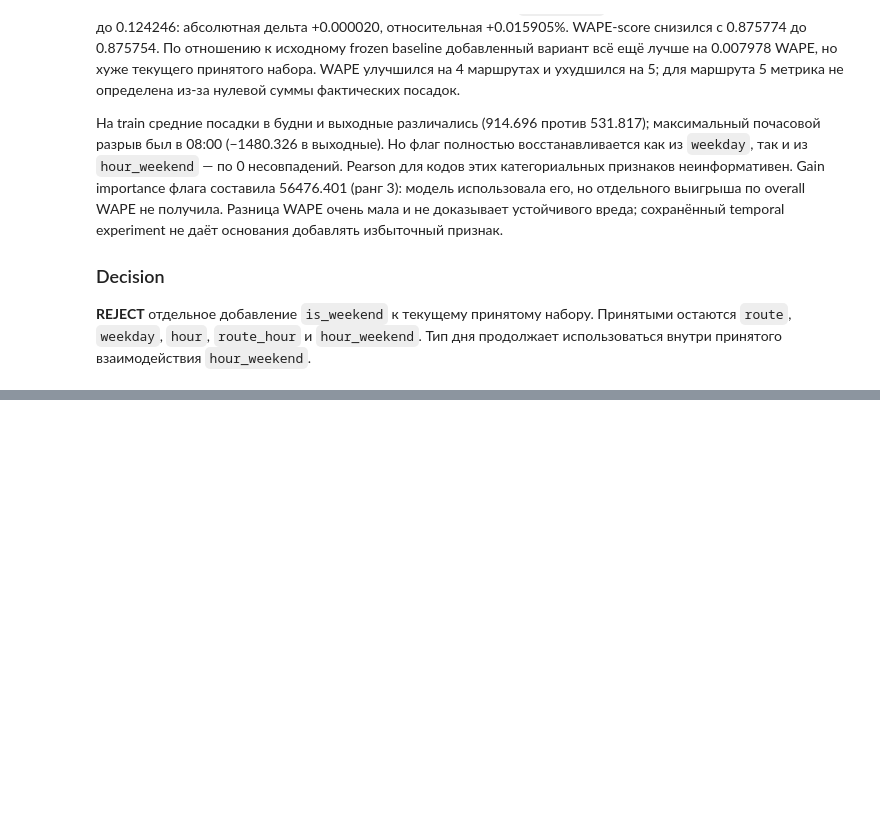
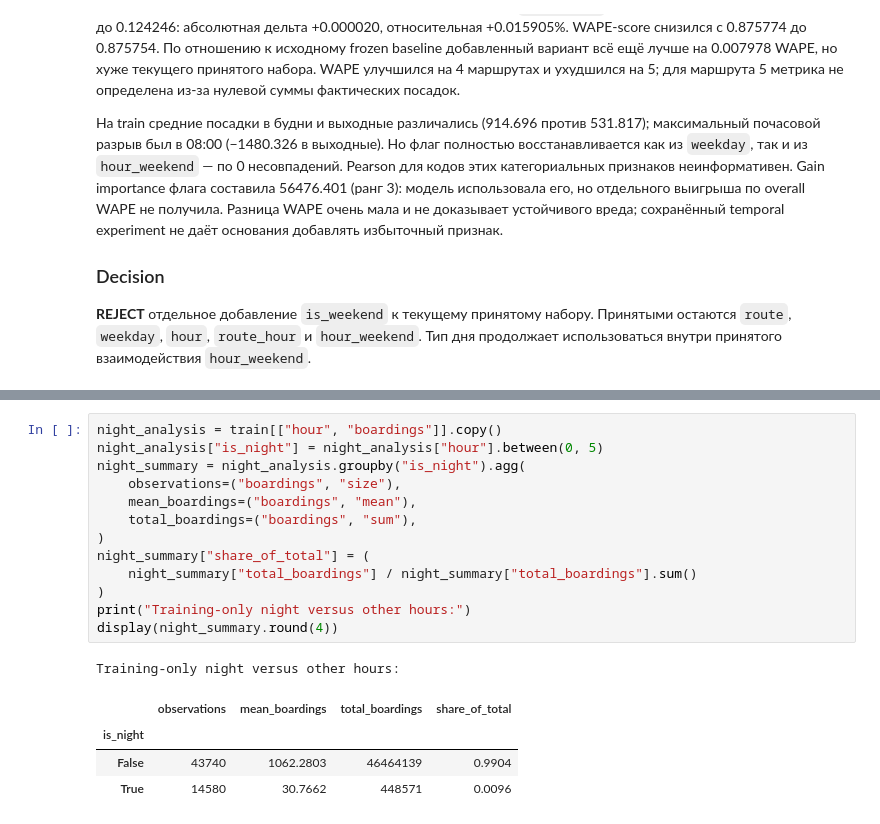
Before and after one commit to rapogahu/MT-Hackathon-2026, a Jupyter notebook: ml/notebooks/feature_engineering.ipynb, the cells around one changed output, grey strips where cells are left out. Drawn from its saved outputs; the diff is of its cells as text; blank space fills up the shorter version.

```diff
--- a/ml/notebooks/feature_engineering.ipynb
+++ b/ml/notebooks/feature_engineering.ipynb
@@ -1473,0 +1489,19 @@ Validation WAPE by route:
+# %%
+night_analysis = train[["hour", "boardings"]].copy()
+night_analysis["is_night"] = night_analysis["hour"].between(0, 5)
+night_summary = night_analysis.groupby("is_night").agg(
+    observations=("boardings", "size"),
+    mean_boardings=("boardings", "mean"),
+    total_boardings=("boardings", "sum"),
+)
+night_summary["share_of_total"] = (
+    night_summary["total_boardings"] / night_summary["total_boardings"].sum()
+)
+print("Training-only night versus other hours:")
+display(night_summary.round(4))
+# %% [output]
+Training-only night versus other hours:
+|  | observations | mean_boardings | total_boardings | share_of_total |
+| is_night |  |  |  |  |
+| False | 43740 | 1062.2803 | 46464139 | 0.9904 |
+| True | 14580 | 30.7662 | 448571 | 0.0096 |
```
Also changed, not shown: parts of 12 cells of this notebook, 1 other file.
